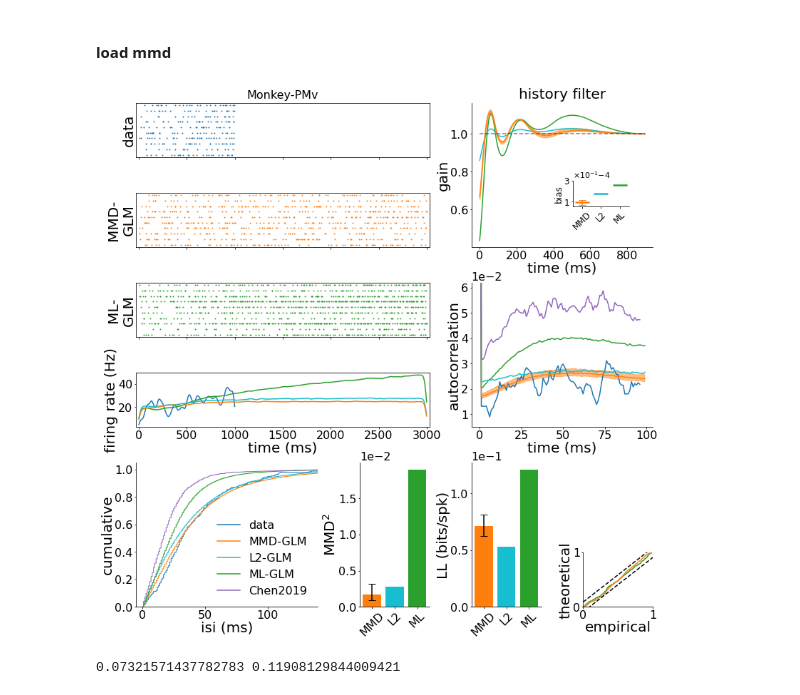
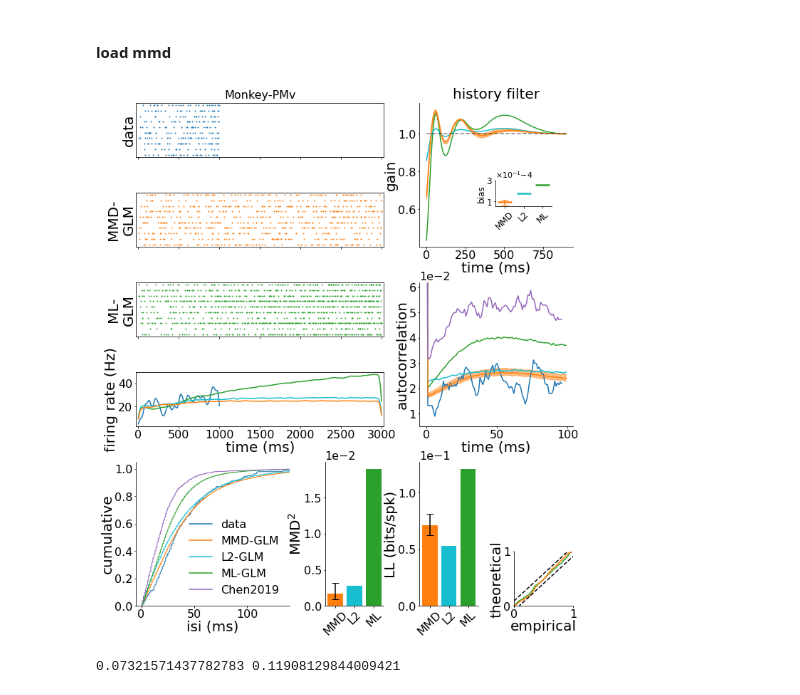
Before and after one commit to diegoarri91/mmd-glm, a Jupyter notebook: experiments/figure3/monkey_pmv_cimmd.ipynb, the cells around one changed output. Cells and saved outputs as stored; diff of their text form; code cells hidden in the pictures.

```diff
--- a/experiments/figure3/monkey_pmv_cimmd.ipynb
+++ b/experiments/figure3/monkey_pmv_cimmd.ipynb
@@ -921,7 +921,7 @@ psth_mmd = np.mean(st_fr_mmd_long.convolve(conv_ker), 1) * 1000
 
 bins_isi = np.arange(0, np.max([np.max(isi_train), np.max(isi_fr_mmd_long), np.max(isi_fr_l2_long), np.max(isi_fr_ml_long)]) + 1, 1)
 # %%
-fig, (axd, axeta, axmmd, axml, axac, axpsth, axisi, axmmds, axll, axpp) = plot_layout_fig3(13)
+fig, (axd, axeta, axmmd, axml, axac, axpsth, axisi, axmmds, axll, axpp) = plot_layout_fig3((11, 13))
 fig.subplots_adjust(hspace=0.65, wspace=0.6)
 axd.set_title('Monkey-PMv', fontsize=16)
 
@@ -993,34 +993,34 @@ axisi.set_xlim(-5, 140)
 st_fr_mmd_long.sweeps(np.arange(10)).plot(ax=axmmd, ms=ms_raster, color=palette['mmd'])
 
 autocor_train = autocov_train[:argf_autocor] / autocov_train[0]
 autocor_inh = autocov_inh[:argf_autocor] / autocov_inh[0]
 
 # Smooth autocov
 delta = 3
 # ker_ma = KernelRect([-delta, delta + dt], coefs=[1 / (2 * delta)])
 # autocor_train_smooth = ker_ma.convolve_continuous(t, autocor_train)
 autocor_train_smooth = np.array([np.mean(autocor_train[ii - delta:ii + delta]) for ii in range(delta, len(autocor_train), 1)])
 autocor_inh_smooth = np.array([np.mean(autocor_inh[ii - delta:ii + delta]) for ii in range(delta, len(autocor_inh), 1)])
 
 alpha = 1
 axac.plot(autocor_train_smooth, alpha=alpha, color=palette['d'], label='data')
 axac.plot(autocov_ml_long[:argf_autocor] / autocov_ml_long[0], alpha=alpha, color=palette['ml'], label='ML-GLM')
 axac.plot(autocov_l2_long[:argf_autocor] / autocov_l2_long[0], alpha=alpha, color=palette['l2'], label='L2-GLM')
 axac.plot(np.arange(0, argf_autocor, 1), autocov_mmd_longm[:argf_autocor], label='MMD-GLM', color=palette['mmd'])
 axac.fill_between(np.arange(0, argf_autocor, 1), autocov_mmd_long0[:argf_autocor], autocov_mmd_longf[:argf_autocor], alpha=0.5, color=palette['mmd'])
 axac.plot(autocor_inh_smooth, alpha=alpha, color=palette['chen'], label='chen')
 axac.set_ylim(0.005, 0.062)
 
 alpha = 1
 axpsth.plot(t, psth_d, alpha=alpha, color=palette['d'])
 axpsth.plot(t_long, psth_ml, alpha=alpha, color=palette['ml'])
 axpsth.plot(t_long, psth_l2, alpha=alpha, color=palette['l2'])
 axpsth.plot(t_long, psth_mmd, alpha=alpha, color=palette['mmd'])
 
 fig.savefig('./fig3a.pdf', transparent=True, bbox_inches='tight')
 fig.savefig('./fig3a.svg', transparent=True, bbox_inches='tight')
 # %% [output]
-[figure, old version]
+[figure, new version]
 # %%
 from experiments.utils.utils import cum_isi
 
```
Also changed, not shown: 3 other files.
